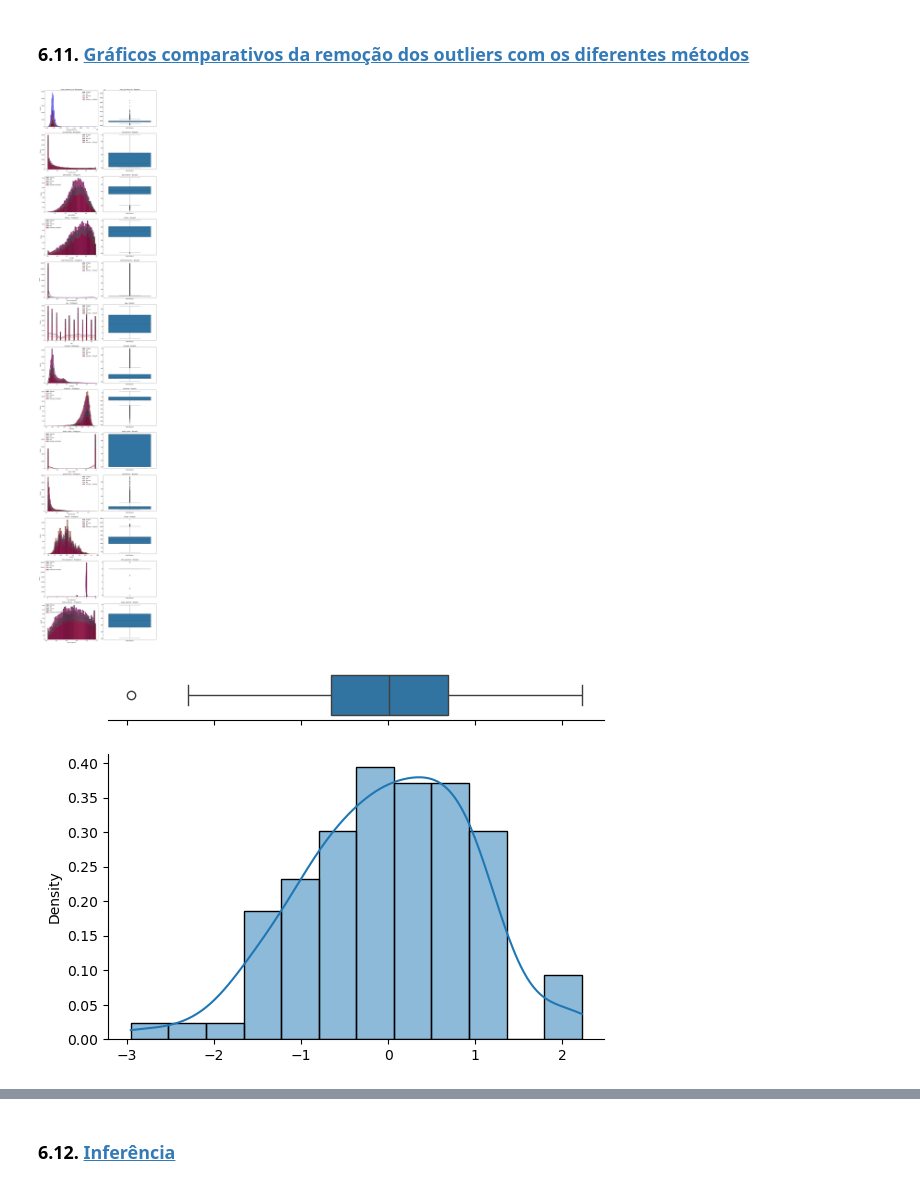
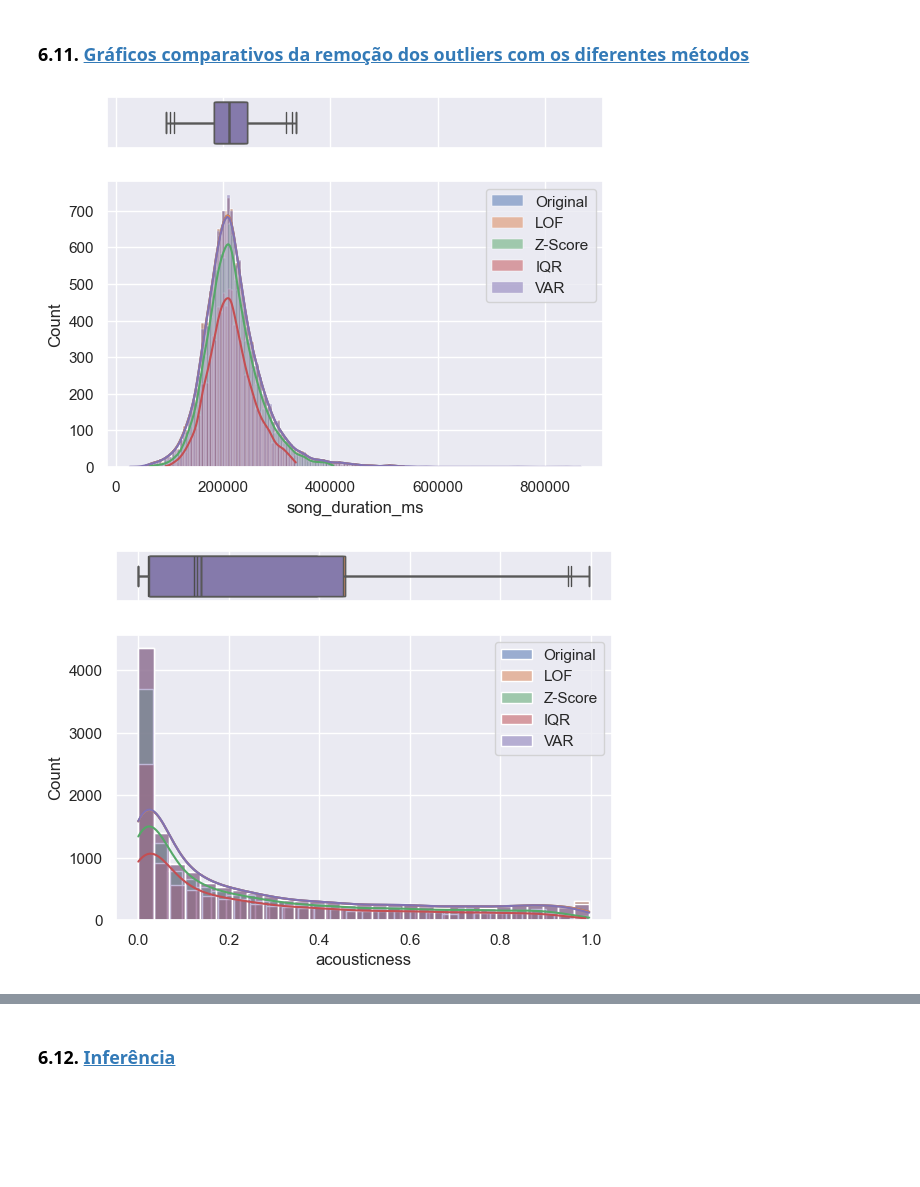
Before and after one commit to pfcv99/AC_Popularidade_musicas, a Jupyter notebook: Trabalho.ipynb, the cells around one changed output, grey strips where cells are left out. Drawn from its saved outputs; the diff is of its cells as text; code cells hidden in the pictures; blank space fills up the shorter version.

```diff
--- a/Trabalho.ipynb
+++ b/Trabalho.ipynb
@@ -566,38 +566,48 @@ df_VAR
 variables = X.columns
 num_vars = len(variables)
 
-fig, axes = plt.subplots(num_vars, 2, figsize=(14, 5*num_vars))
+fig, axes = plt.subplots(num_vars, 6, figsize=(14, 5*num_vars))
 
 for i, variable in enumerate(variables):
     # Histogram with and without outliers
-    sns.histplot(X[variable], bins=50, kde=True, color='blue', ax=axes[i, 0], label='Original')
-    sns.histplot(df_LOF[variable], bins=50, kde=True, color='orange', ax=axes[i, 0], label='LOF')
-    sns.histplot(df_Z[variable], bins=50, kde=True, color='green', ax=axes[i, 0], label='Z-score')
-    sns.histplot(df_IQR[variable], bins=50, kde=True, color='red', ax=axes[i, 0], label='IRQ')
-    sns.histplot(df_VAR[variable], bins=50, kde=True, color='purple', ax=axes[i, 0], label='Variável a Variável')
+    sns.histplot(X[variable], bins=50, kde=True, stat='density', color='blue', ax=axes[i, 0], label='Original')
+    sns.histplot(df_LOF[variable], bins=50, kde=True, stat='density', color='orange', ax=axes[i, 0], label='LOF')
+    sns.histplot(df_Z[variable], bins=50, kde=True, stat='density', color='green', ax=axes[i, 0], label='Z-score')
+    sns.histplot(df_IQR[variable], bins=50, kde=True, stat='density', color='red', ax=axes[i, 0], label='IRQ')
+    sns.histplot(df_VAR[variable], bins=50, kde=True, stat='density', color='purple', ax=axes[i, 0], label='Variável a Variável')
     axes[i, 0].set_title(f'{variable} - Histogram')
     axes[i, 0].legend()
 
     # Boxplot with and without outliers
-    sns.boxplot(data=[X[variable], df_raw[variable]], ax=axes[i, 1])
-    axes[i, 1].set_xticklabels(['With Outliers', 'Without Outliers'])
+    sns.boxplot(X[variable],  color='blue', ax=axes[i, 1])
+    sns.boxplot(df_LOF[variable], color='orange', ax=axes[i, 2])
+    sns.boxplot(df_Z[variable], color='green', ax=axes[i, 3])
+    sns.boxplot(df_IQR[variable], color='red', ax=axes[i, 4])
+    sns.boxplot(df_VAR[variable], color='purple', ax=axes[i, 5])
     axes[i, 1].set_title(f'{variable} - Boxplot')
 
 plt.tight_layout()
 plt.show()
-# %% [output]
-[figure, removed]
-# %%
-np.random.seed(2022)
-x = np.random.randn(100)
-
-f, (ax_box, ax_hist) = plt.subplots(2, sharex=True, gridspec_kw={"height_ratios": (.15, .85)})
-
-sns.boxplot(x=x, ax=ax_box)
-sns.histplot(x=x, bins=12, kde=True, stat='density', ax=ax_hist)
-
-ax_box.set(yticks=[])
-sns.despine(ax=ax_hist)
-sns.despine(ax=ax_box, left=True)
-# %% [output]
-[figure, removed]
+# %%
+import seaborn as sns
+import matplotlib.pyplot as plt
+
+sns.set_theme(style="darkgrid")
+
+variables = X.columns
+data_frames = [('Original', X), ('LOF', df_LOF), ('Z-Score', df_Z), ('IQR', df_IQR), ('VAR', df_VAR)]
+
+for variable in variables:
+    f, (ax_box, ax_hist) = plt.subplots(2, sharex=True, gridspec_kw={"height_ratios": (.15, .85)})
+
+    for label, df in data_frames:
+        sns.boxplot(x=df[variable], orient="h", ax=ax_box, whis=1.5, showfliers=False)
+        sns.histplot(data=df, x=variable, ax=ax_hist, kde=True, label=label)
+
+    ax_box.set(xlabel='')
+    ax_hist.legend()
+
+    plt.show()
+# %% [output]
+[figure, added]
+[figure, added]
```
Also changed, not shown: parts of 14 cells of this notebook.
